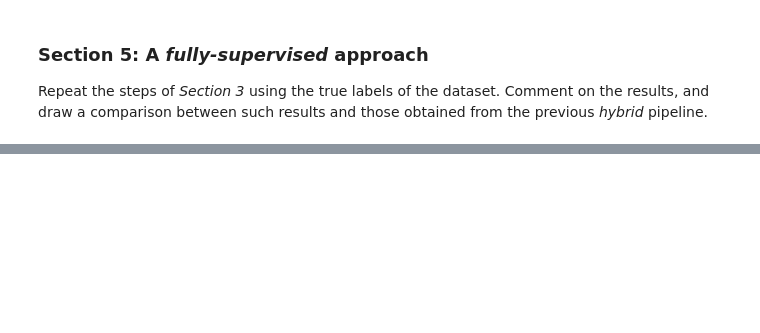
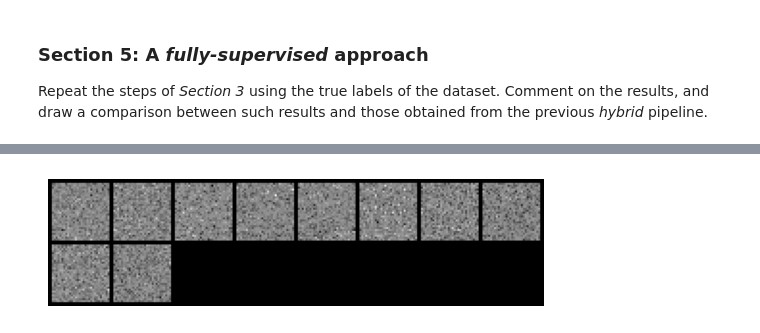
Before and after one commit to progManu/Advanced-Topics-Machine-Learning, a Jupyter notebook: Ultimate_AdvML_Challenge_1.ipynb, the cells around one changed output, grey strips where cells are left out. Drawn from its saved outputs; the diff is of its cells as text; code cells hidden in the pictures; blank space fills up the shorter version.

```diff
--- a/Ultimate_AdvML_Challenge_1.ipynb
+++ b/Ultimate_AdvML_Challenge_1.ipynb
@@ -611,0 +683,13 @@ SVC test accuracy: 0.8072999715805054, FCN test accuracy: 0.8779999613761902, FC
+# %%
+# Extracting weights
+weights = fsm_fcn.layer2.weight.detach().cpu()
+
+# Normalization
+w_min, w_max = weights.min(), weights.max()
+plt_weights = (weights - w_min) / (w_max - w_min)
+
+# Plot
+plt_weights = plt_weights.reshape(plt_weights.shape[0], -1, 30, 30)
+imshow(torchvision.utils.make_grid(plt_weights))
+# %% [output]
+[figure, added]
```
Also changed, not shown: parts of 17 cells of this notebook.
